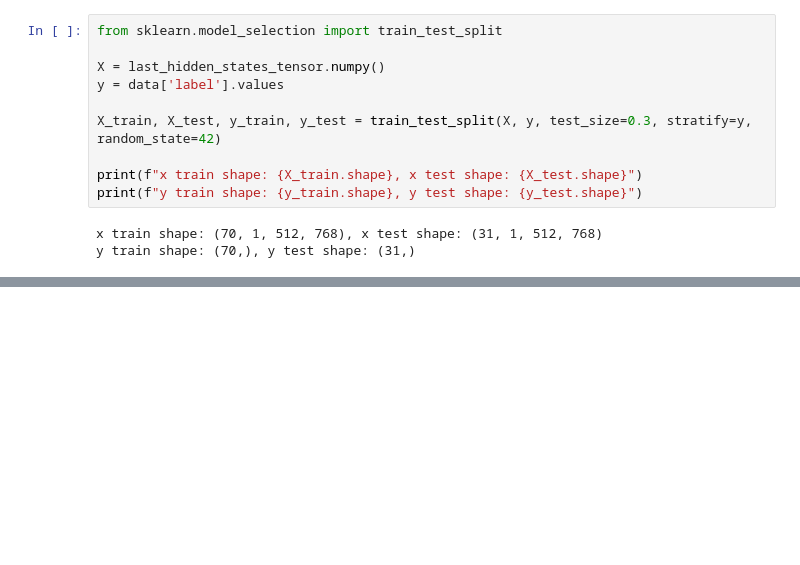
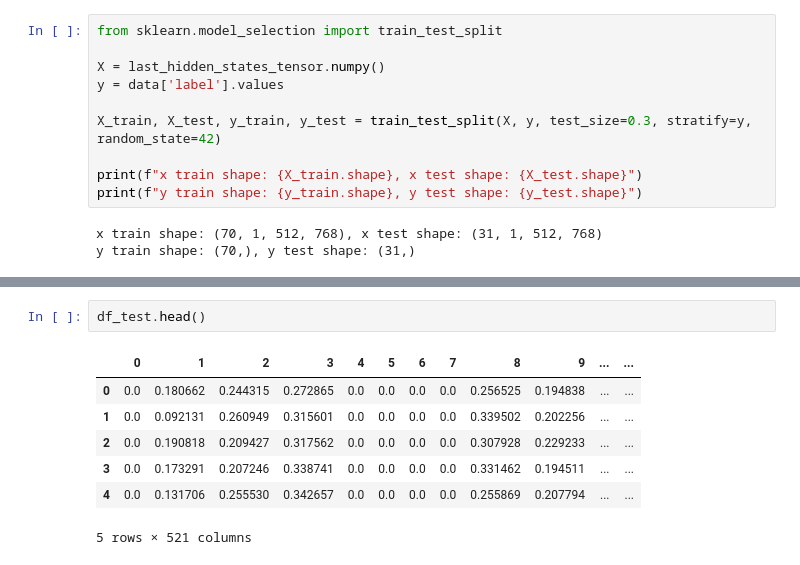
Before and after one commit to laiacoronas/predicting_dementia, a Jupyter notebook: pruebas.ipynb, the cells around one changed output, grey strips where cells are left out. Drawn from its saved outputs; the diff is of its cells as text; blank space fills up the shorter version.

```diff
--- a/pruebas.ipynb
+++ b/pruebas.ipynb
@@ -225,0 +263,10 @@ y train shape: (70,), y test shape: (31,)
+# %%
+df_test.head()
+# %% [output]
+|  | 0 | 1 | 2 | 3 | 4 | 5 | 6 | 7 | 8 | 9 | ... | ... |
+| 0 | 0.0 | 0.180662 | 0.244315 | 0.272865 | 0.0 | 0.0 | 0.0 | 0.0 | 0.256525 | 0.194838 | ... | ... |
+| 1 | 0.0 | 0.092131 | 0.260949 | 0.315601 | 0.0 | 0.0 | 0.0 | 0.0 | 0.339502 | 0.202256 | ... | ... |
+| 2 | 0.0 | 0.190818 | 0.209427 | 0.317562 | 0.0 | 0.0 | 0.0 | 0.0 | 0.307928 | 0.229233 | ... | ... |
+| 3 | 0.0 | 0.173291 | 0.207246 | 0.338741 | 0.0 | 0.0 | 0.0 | 0.0 | 0.331462 | 0.194511 | ... | ... |
+| 4 | 0.0 | 0.131706 | 0.255530 | 0.342657 | 0.0 | 0.0 | 0.0 | 0.0 | 0.255869 | 0.207794 | ... | ... |
+5 rows × 521 columns
```
Also changed, not shown: parts of 13 cells of this notebook, 1 other file.
